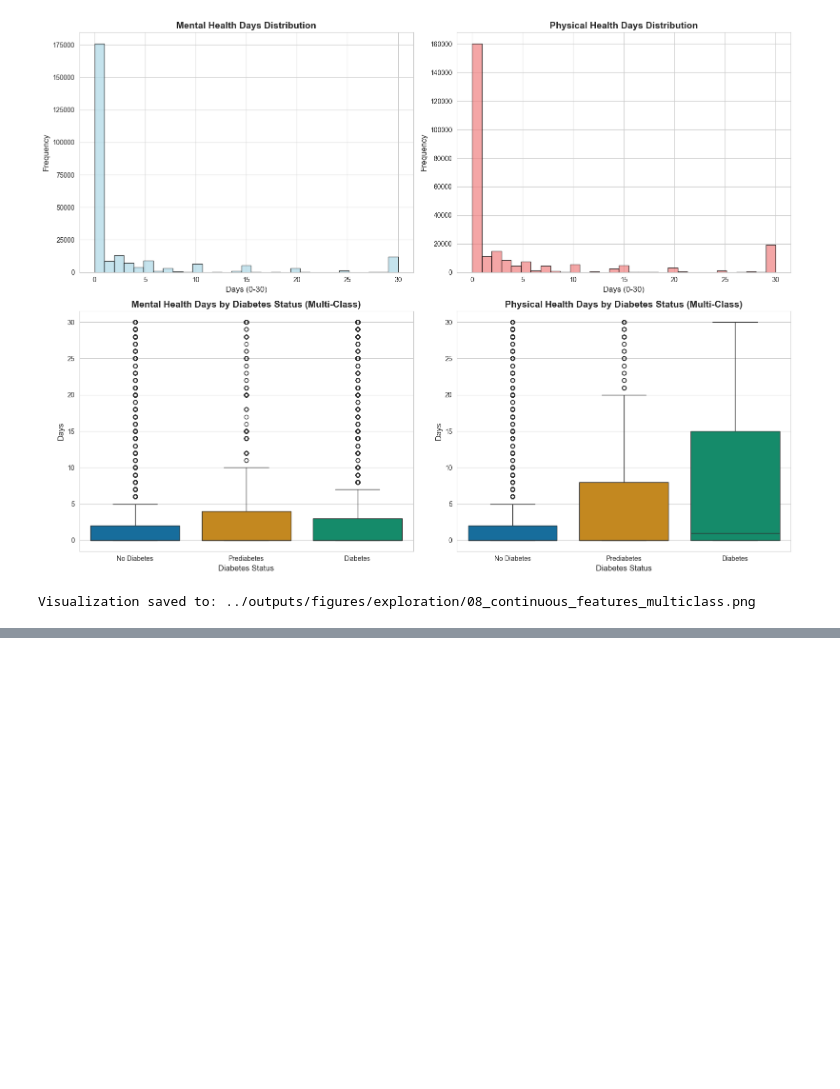
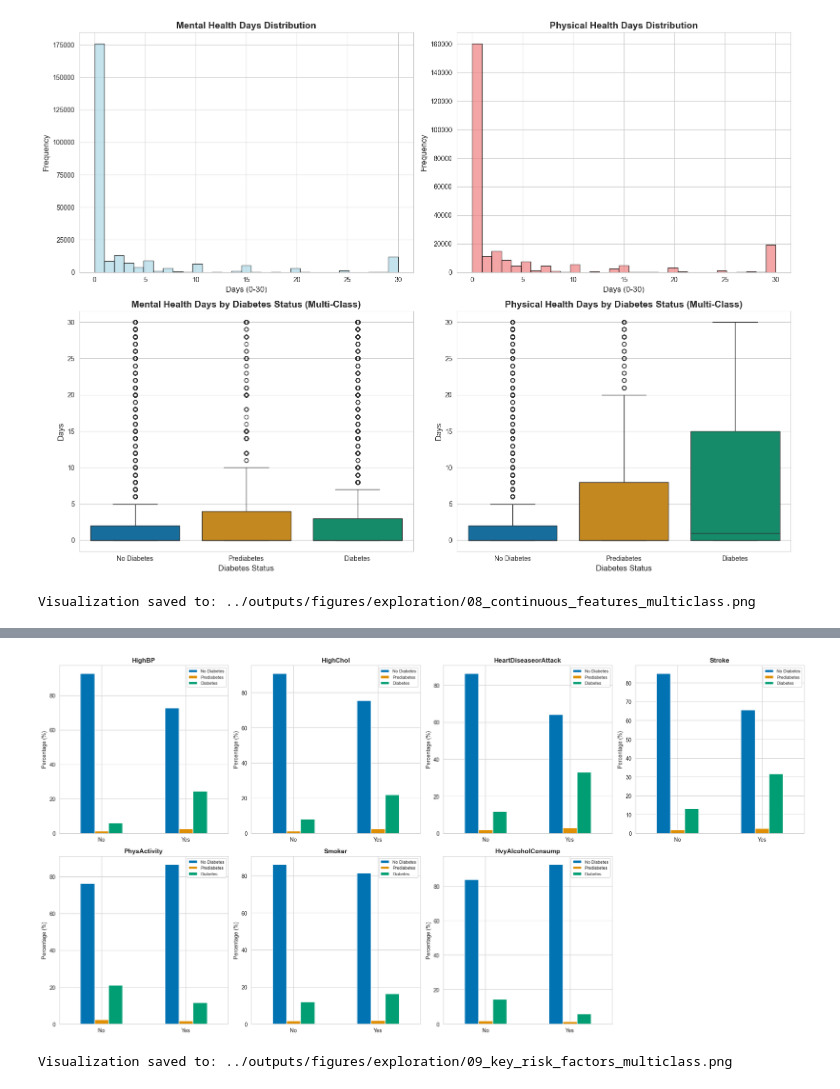
Before and after one commit to eyyuboeztuerk-arch/diabetes-multiclass-project, a Jupyter notebook: notebooks/01_exploration.ipynb, the cells around one changed output, grey strips where cells are left out. Drawn from its saved outputs; the diff is of its cells as text; code cells hidden in the pictures; blank space fills up the shorter version.

Commit message:
Implement key comorbidities and lifestyle factors in 01_exploration.ipynb

```diff
--- a/notebooks/01_exploration.ipynb
+++ b/notebooks/01_exploration.ipynb
@@ -1070,0 +1073,19 @@ Visualization saved to: ../outputs/figures/exploration/08_continuous_features_mu
+# %%
+# ============================================================================
+# 14. KEY COMORBIDITIES AND LIFESTYLE FACTORS (MULTI-CLASS)
+# ============================================================================
+print("\n" + "="*80)
+print("KEY COMORBIDITIES AND LIFESTYLE FACTORS (MULTI-CLASS)")
+print("="*80)
+
+# Select key features for analysis
+key_features = ['HighBP', 'HighChol', 'HeartDiseaseorAttack', 'Stroke',
+                'PhysActivity', 'Smoker', 'HvyAlcoholConsump']
+
+print("\nDiabetes prevalence by key risk factors (%):")
+print("-" * 60)
+
+for feature in key_features:
+    diabetes_prev = df.groupby(feature)['Diabetes_012'].value_counts(normalize=True).unstack() * 100
+    print(f"\n{feature}:")
+    print(diabetes_prev)
@@ -1070,0 +1110,25 @@ Visualization saved to: ../outputs/figures/exploration/08_continuous_features_mu
+# %%
+# Visualization (MULTI-CLASS)
+fig, axes = plt.subplots(2, 4, figsize=(20, 10))
+axes = axes.ravel()
+
+for idx, feature in enumerate(key_features):
+    ct = pd.crosstab(df[feature], df['Diabetes_012'], normalize='index') * 100
+    ct.plot(kind='bar', ax=axes[idx], color=colors_3class)
+    axes[idx].set_title(f'{feature}', fontsize=12, fontweight='bold')
+    axes[idx].set_xlabel('')
+    axes[idx].set_ylabel('Percentage (%)', fontsize=10)
+    axes[idx].legend(['No Diabetes', 'Prediabetes', 'Diabetes'], fontsize=8)
+    axes[idx].set_xticklabels(['No', 'Yes'], rotation=0)
+
+# Remove empty subplot
+fig.delaxes(axes[7])
+
+plt.tight_layout()
+plt.savefig(f'{output_dir}/09_key_risk_factors_multiclass.png', dpi=300, bbox_inches='tight')
+plt.show()
+
+print(f"\nVisualization saved to: {output_dir}/09_key_risk_factors_multiclass.png")
+# %% [output]
+[figure, added]
+Visualization saved to: ../outputs/figures/exploration/09_key_risk_factors_multiclass.png
```
Also changed, not shown: parts of 2 cells of this notebook.
